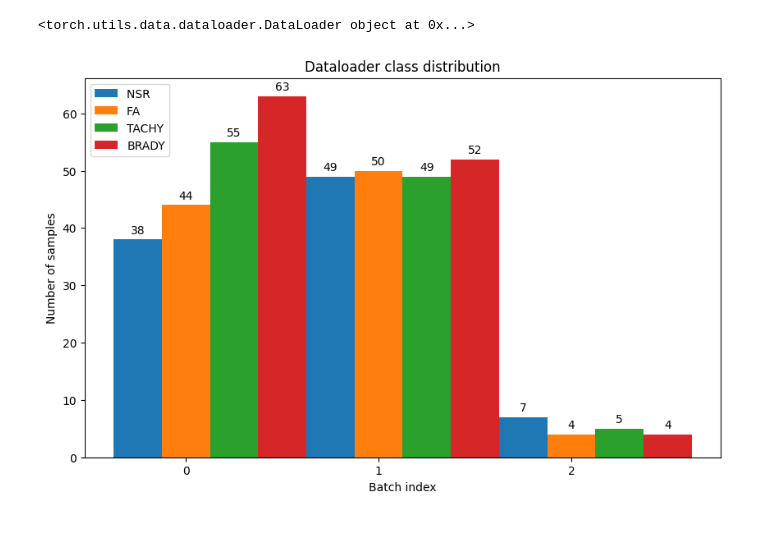
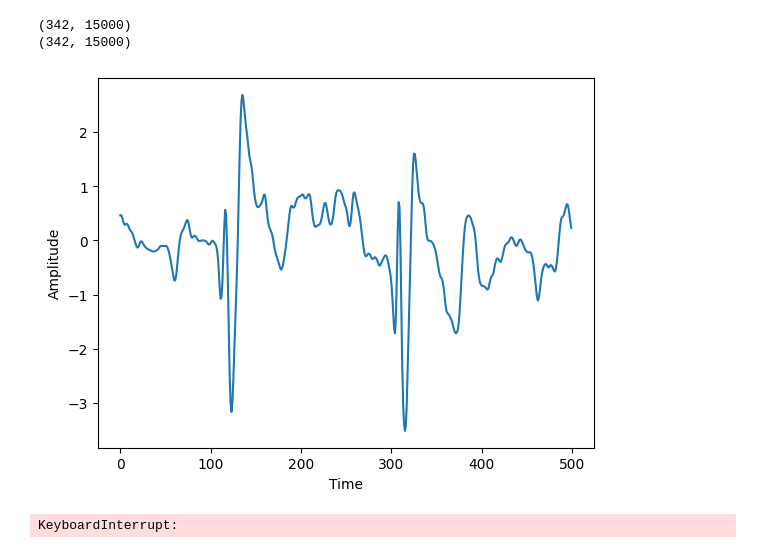
Before and after one commit to Spigiu/ecgproject, a Jupyter notebook: viz.ipynb, the cells around one changed output. Drawn from its saved outputs; the diff is of its cells as text; code cells hidden in the pictures.

Commit message:
aggiunta autoencoder

```diff
--- a/viz.ipynb
+++ b/viz.ipynb
@@ -8,9 +17,13 @@ import numpy as np
 # %%
+
 dataset_name = 'Casilino'
-model_name = 'FullyConnectedNetwork'
+model_name = 'AutoencoderCNN'
 rearrange_tensor = False
-units = 10
-layers = 3
+#units = 1000
+#layer_config = [(500, nn.ReLU),(300, nn.ReLU),(150, nn.ReLU),(50, nn.ReLU),(20, nn.ReLU),(8, nn.ReLU),(4, nn.ReLU),(2,nn.Tanh),]
+k=15000
+#layers = 0
 batch = 200
-epochs = 30
+epochs = 100
 device = 'cpu'
+s_len=250
@@ -68,5 +143,18 @@ The number of parameters is 150274.
-# %%
-print(train_loader)
-# %% [output]
-<torch.utils.data.dataloader.DataLoader object at 0x...>
+# %%
+#ts_squeezed= ts.squeeze(1)
+#print(ts.shape)
+indice=100
+patient=ts[indice,1000:1500]
+#patient_n=patient.numpy()
+fig, ax1 = plt.subplots(1, 1)
+ax1.plot(np.arange(500),patient[:], label='Original Signal')
+ax1.set_xlabel('Time')
+ax1.set_ylabel('Amplitude')
+print(ts.shape)
+#print(patient)
+print(ts.shape)
+# %% [output]
+(342, 15000)
+(342, 15000)
+[figure, added]
 # %%
@@ -79,7 +167,9 @@ rebalanced_loader = DataLoader(train_data, sampler=sampler, batch_size=batch)
 # %%
-plot_dataloader_distribution(rebalanced_loader, label_names)
+#plot_dataloader_distribution(rebalanced_loader, label_names)
-# %% [output]
-[figure, removed]
 # %%
-train_loss, train_acc, validation_loss, validation_acc, predictions, targets = train(
-    net, device, rebalanced_loader, validation_loader, epochs, lr=0.01)
+
+train_loss, validation_loss = train(
+    net, device, train_loader, validation_loader, epochs, lr=0.0001, weight_decay=0
+)
+# %% [output]
+KeyboardInterrupt:
```
Also changed, not shown: parts of 14 cells of this notebook, 8 other files.
